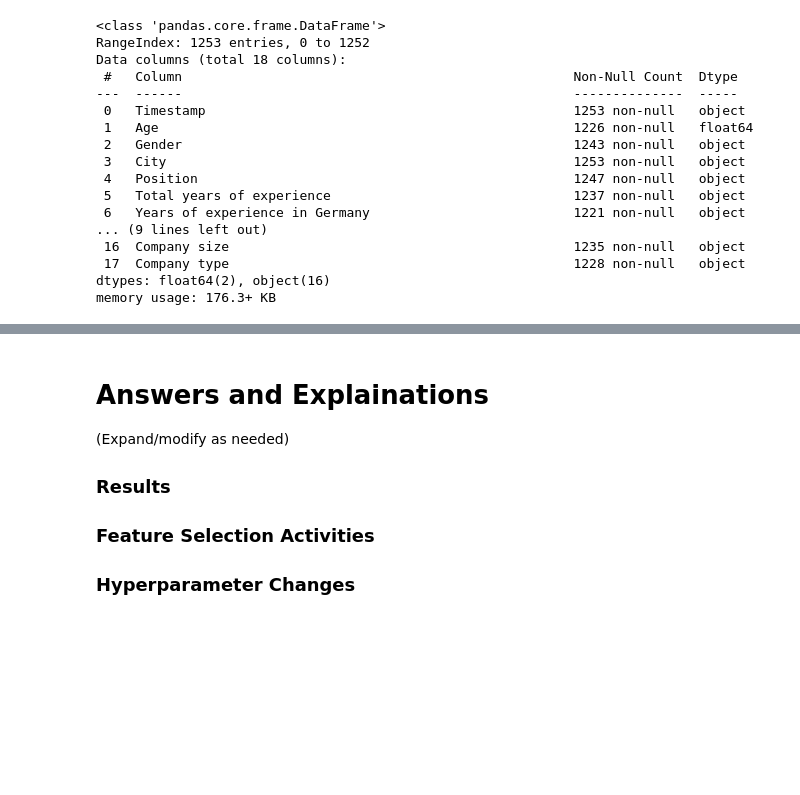
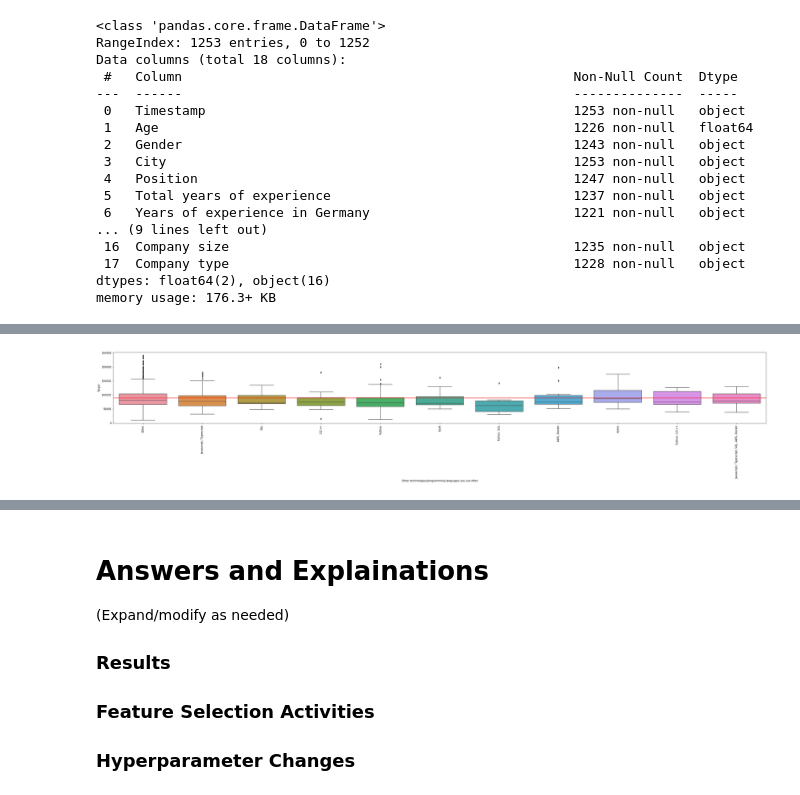
Before and after one commit to zareeiant/ItML_Asn_2_Students, a Jupyter notebook: assignment_2_start.ipynb, the cells around one changed output, grey strips where cells are left out. Drawn from its saved outputs; the diff is of its cells as text; code cells hidden in the pictures; blank space fills up the shorter version.

```diff
--- a/assignment_2_start.ipynb
+++ b/assignment_2_start.ipynb
@@ -156,0 +300,7 @@ ValueError: could not convert string to float: '1 (as QA Engineer) / 11 in total
+# %%
+plt.figure(figsize=(45,5))
+ax = sns.boxplot(x="Other technologies/programming languages you use often", y="Target", data=df_tmp)
+ax.axhline(df_tmp["Target"].mean(), color="red")
+ax.tick_params(axis='x', rotation=90)
+# %% [output]
+[figure, added]
```
Also changed, not shown: parts of 39 cells of this notebook, 1 other file.
